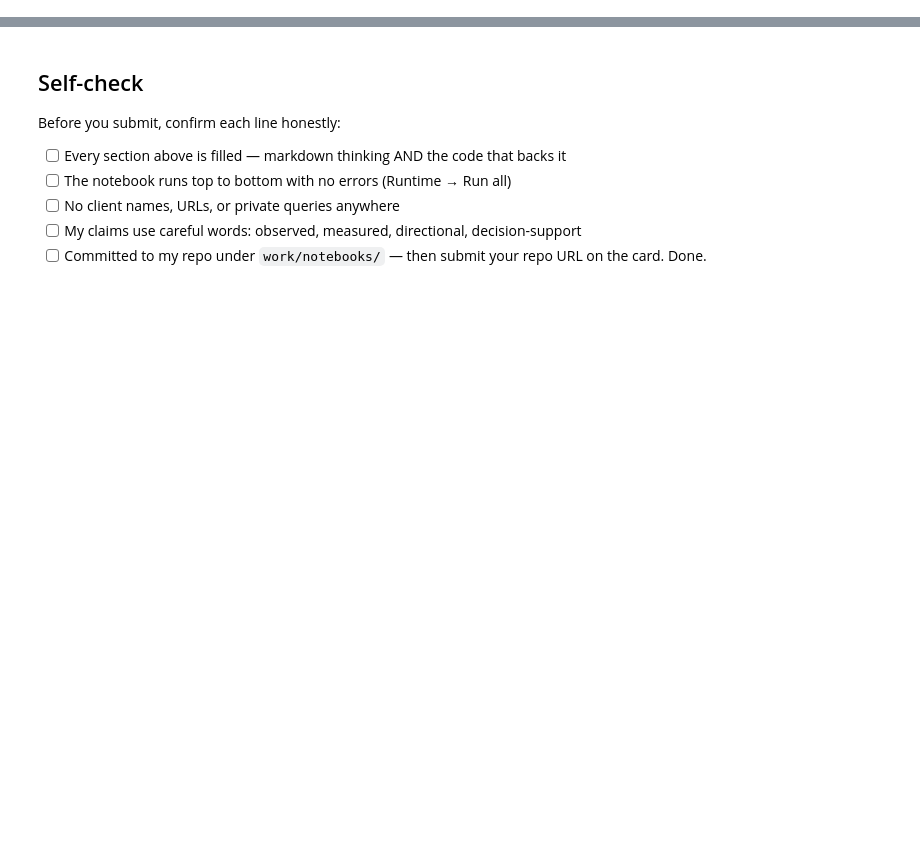
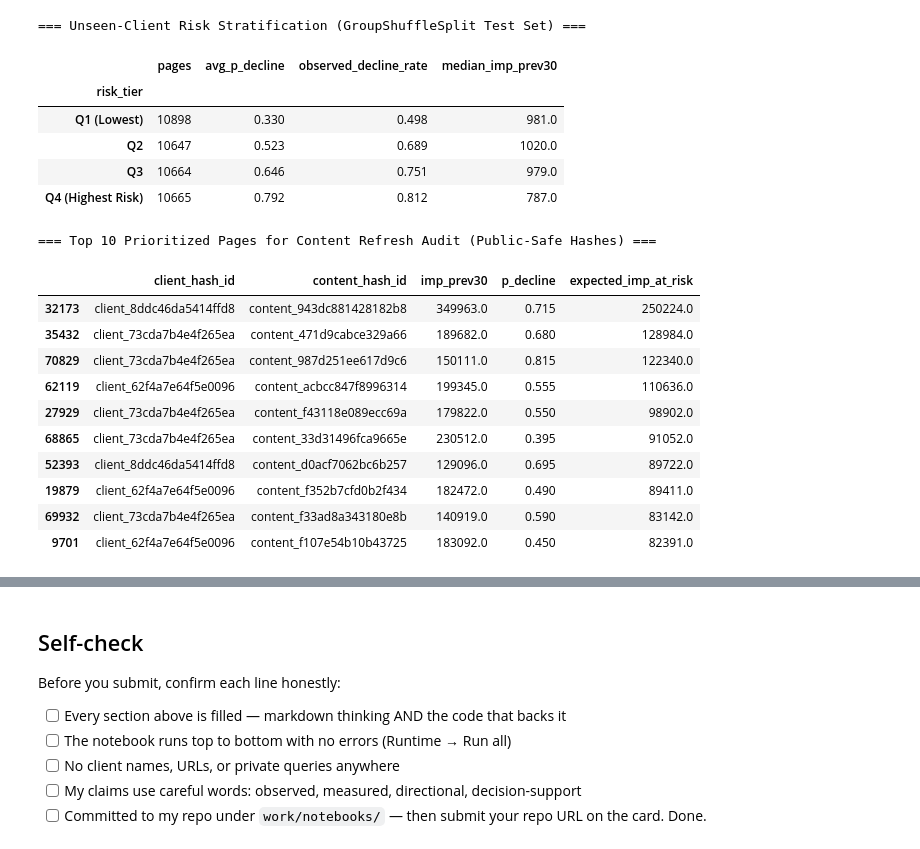
Before and after one commit to rish7186/flyrank-ml-internship-starter, a Jupyter notebook: work/notebooks/capstone.ipynb, the cells around one changed output, grey strips where cells are left out. Saved outputs shown, nothing was run; the diff lists cells and outputs as text; code cells hidden in the pictures; blank space fills up the shorter version.

```diff
--- a/work/notebooks/capstone.ipynb
+++ b/work/notebooks/capstone.ipynb
@@ -57,0 +311,43 @@ This skeleton is yours to fill. Work the sections **in order** — each one has
+# %%
+import pandas as pd
+
+# Build the actionable triage queue on the unseen client-grouped test set
+triage_df = model_data.iloc[test_idx][['client_hash_id', 'content_hash_id', 'imp_prev30', 'imp_prev60', 'top_query_share', 'is_declining']].copy()
+triage_df['p_decline'] = rf_gss.predict_proba(X_te_gss)[:, 1]
+triage_df['expected_imp_at_risk'] = (triage_df['p_decline'] * triage_df['imp_prev30']).round(0)
+
+# Evaluate precision across predicted probability tiers
+triage_df['risk_tier'] = pd.qcut(triage_df['p_decline'], q=4, labels=['Q1 (Lowest)', 'Q2', 'Q3', 'Q4 (Highest Risk)'])
+tier_summary = triage_df.groupby('risk_tier', observed=False).agg(
+    pages=('is_declining', 'count'),
+    avg_p_decline=('p_decline', 'mean'),
+    observed_decline_rate=('is_declining', 'mean'),
+    median_imp_prev30=('imp_prev30', 'median')
+).round(3)
+
+print("=== Unseen-Client Risk Stratification (GroupShuffleSplit Test Set) ===")
+display(tier_summary)
+
+print("\n=== Top 10 Prioritized Pages for Content Refresh Audit (Public-Safe Hashes) ===")
+top_queue = triage_df.sort_values('expected_imp_at_risk', ascending=False).head(10)
+display(top_queue[['client_hash_id', 'content_hash_id', 'imp_prev30', 'p_decline', 'expected_imp_at_risk']])
+# %% [output]
+=== Unseen-Client Risk Stratification (GroupShuffleSplit Test Set) ===
+|  | pages | avg_p_decline | observed_decline_rate | median_imp_prev30 |
+| risk_tier |  |  |  |  |
+| Q1 (Lowest) | 10898 | 0.330 | 0.498 | 981.0 |
+| Q2 | 10647 | 0.523 | 0.689 | 1020.0 |
+| Q3 | 10664 | 0.646 | 0.751 | 979.0 |
+| Q4 (Highest Risk) | 10665 | 0.792 | 0.812 | 787.0 |
+=== Top 10 Prioritized Pages for Content Refresh Audit (Public-Safe Hashes) ===
+|  | client_hash_id | content_hash_id | imp_prev30 | p_decline | expected_imp_at_risk |
+| 32173 | client_8ddc46da5414ffd8 | content_943dc881428182b8 | 349963.0 | 0.715 | 250224.0 |
+| 35432 | client_73cda7b4e4f265ea | content_471d9cabce329a66 | 189682.0 | 0.680 | 128984.0 |
+| 70829 | client_73cda7b4e4f265ea | content_987d251ee617d9c6 | 150111.0 | 0.815 | 122340.0 |
+| 62119 | client_62f4a7e64f5e0096 | content_acbcc847f8996314 | 199345.0 | 0.555 | 110636.0 |
+| 27929 | client_73cda7b4e4f265ea | content_f43118e089ecc69a | 179822.0 | 0.550 | 98902.0 |
+| 68865 | client_73cda7b4e4f265ea | content_33d31496fca9665e | 230512.0 | 0.395 | 91052.0 |
+| 52393 | client_8ddc46da5414ffd8 | content_d0acf7062bc6b257 | 129096.0 | 0.695 | 89722.0 |
+| 19879 | client_62f4a7e64f5e0096 | content_f352b7cfd0b2f434 | 182472.0 | 0.490 | 89411.0 |
+| 69932 | client_73cda7b4e4f265ea | content_f33ad8a343180e8b | 140919.0 | 0.590 | 83142.0 |
+| 9701 | client_62f4a7e64f5e0096 | content_f107e54b10b43725 | 183092.0 | 0.450 | 82391.0 |
```
Also changed, not shown: parts of 27 cells of this notebook.
